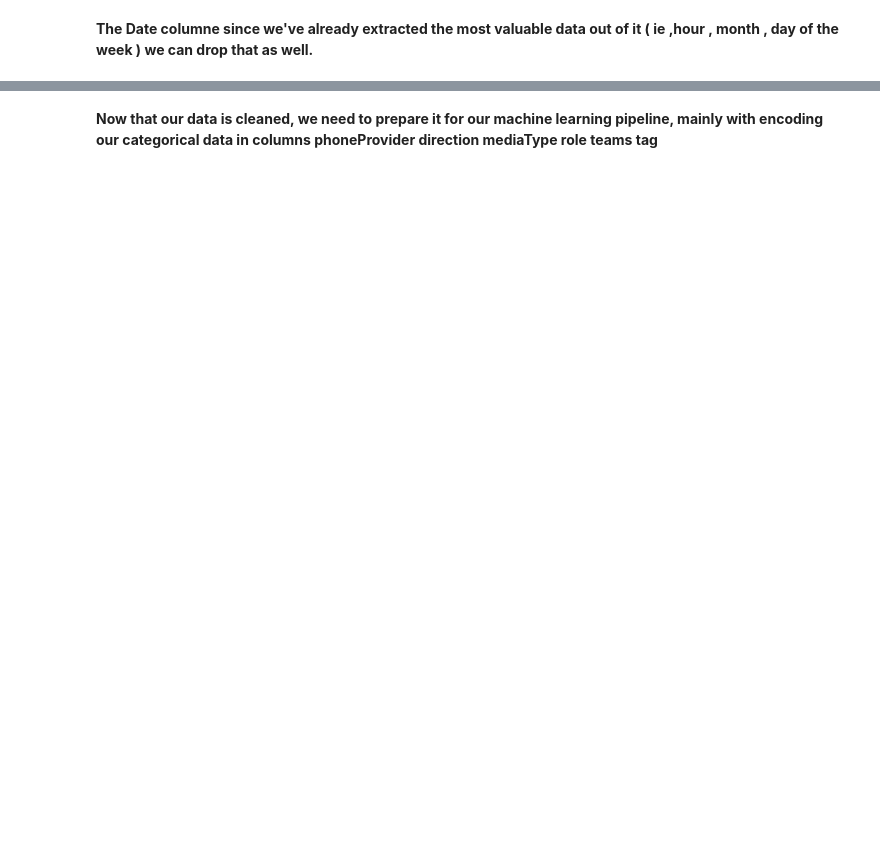
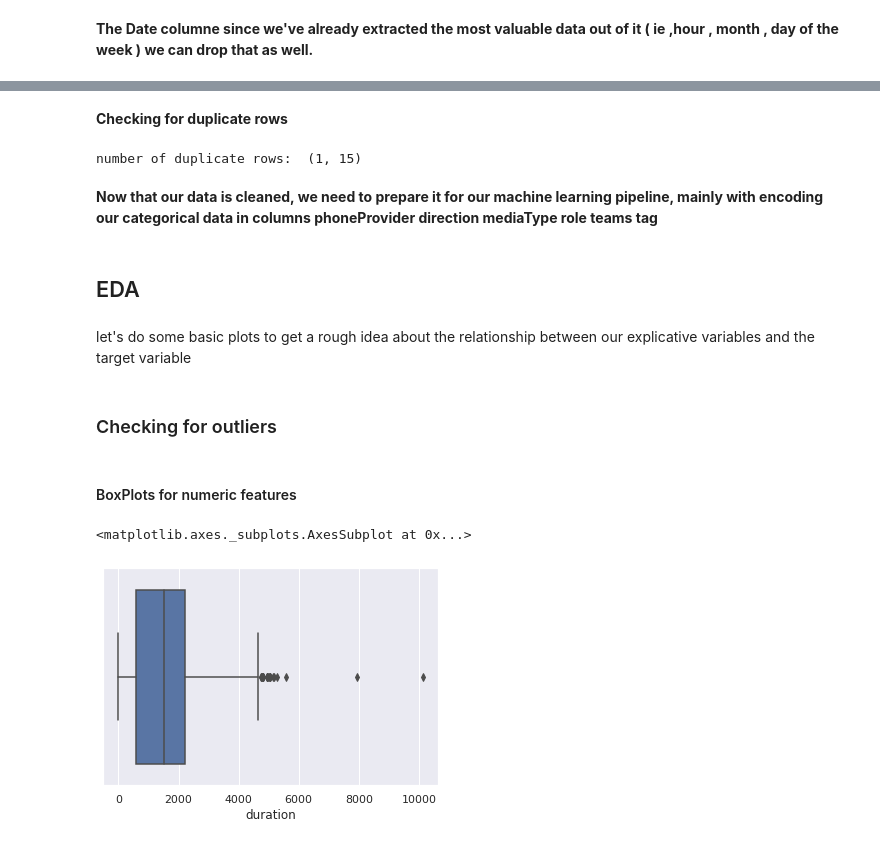
Before and after one commit to MouadEttali/Machine-Learning-Study-, a Jupyter notebook: Test_technique_Modjo.ipynb, the cells around one changed output, grey strips where cells are left out. Drawn from its saved outputs; the diff is of its cells as text; code cells hidden in the pictures; blank space fills up the shorter version.

```diff
--- a/Test_technique_Modjo.ipynb
+++ b/Test_technique_Modjo.ipynb
@@ -244,2 +274,25 @@ dtype: int64
+# %% [markdown]
+**Checking for duplicate rows**
+# %%
+# Rows containing duplicate data
+duplicate_rows_df = df[df.duplicated()]
+print("number of duplicate rows: ", duplicate_rows_df.shape)
+# %% [output]
+number of duplicate rows:  (1, 15)
+# %%
+df = df.drop_duplicates()
 # %% [markdown]
 **Now that our data is cleaned, we need to prepare it for our machine learning pipeline, mainly with encoding our categorical data in columns  	phoneProvider 	direction 	mediaType  role  teams  tag**
+# %% [markdown]
+## EDA
+# %% [markdown]
+let's do some basic plots to get a rough idea about the relationship between our explicative variables and the target variable
+# %% [markdown]
+### Checking for outliers
+# %% [markdown]
+#### BoxPlots for numeric features
+# %%
+sns.boxplot(x=df['duration'])
+# %% [output]
+<matplotlib.axes._subplots.AxesSubplot at 0x...>
+[figure, added]
```
Also changed, not shown: parts of 129 cells of this notebook.
